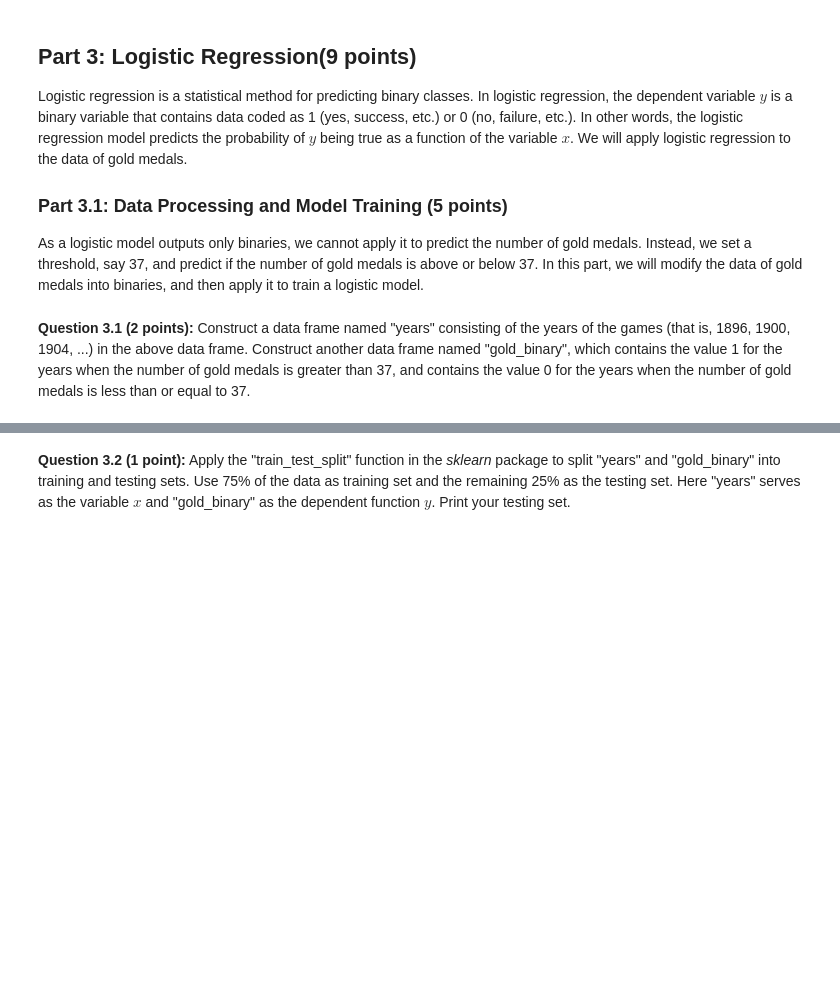
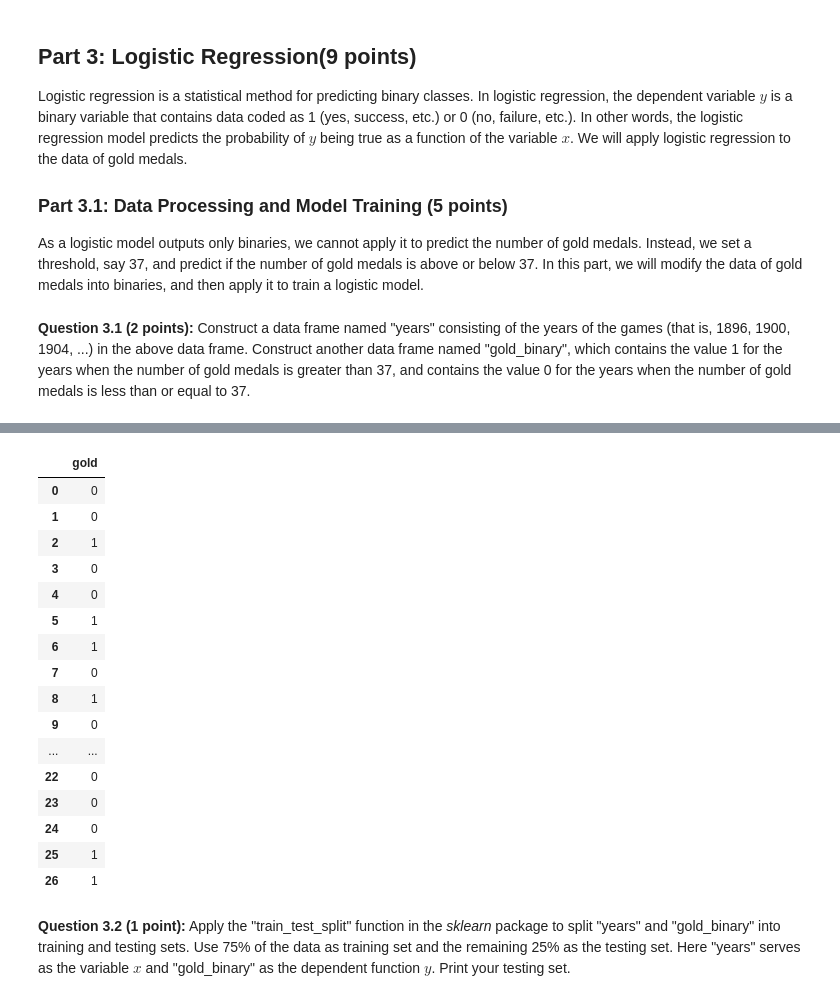
Before and after one commit to wiltand1/cmse_20, a Jupyter notebook: Homework_Assignments/hw-04/HW-04-LogisticRegression-STUDENT.ipynb, the cells around one changed output, grey strips where cells are left out. Cells and saved outputs as stored; diff of their text form; code cells hidden in the pictures; blank space fills up the shorter version.

```diff
--- a/Homework_Assignments/hw-04/HW-04-LogisticRegression-STUDENT.ipynb
+++ b/Homework_Assignments/hw-04/HW-04-LogisticRegression-STUDENT.ipynb
@@ -153,0 +180,31 @@ As a logistic model outputs only binaries, we cannot apply it to predict the num
+# %%
+## y-variable, dependent
+gold = olympic['Gold']
+
+binary_list = []
+for i in gold:
+    if i > 37:
+        binary_list.append(1)
+    else:
+        binary_list.append(0)
+
+gold_binary = pd.DataFrame({'gold': binary_list})
+gold_binary
+# %% [output]
+|  | gold |
+| 0 | 0 |
+| 1 | 0 |
+| 2 | 1 |
+| 3 | 0 |
+| 4 | 0 |
+| 5 | 1 |
+| 6 | 1 |
+| 7 | 0 |
+| 8 | 1 |
+| 9 | 0 |
+| ... | ... |
+| 22 | 0 |
+| 23 | 0 |
+| 24 | 0 |
+| 25 | 1 |
+| 26 | 1 |
```
Also changed, not shown: parts of 24 cells of this notebook.
